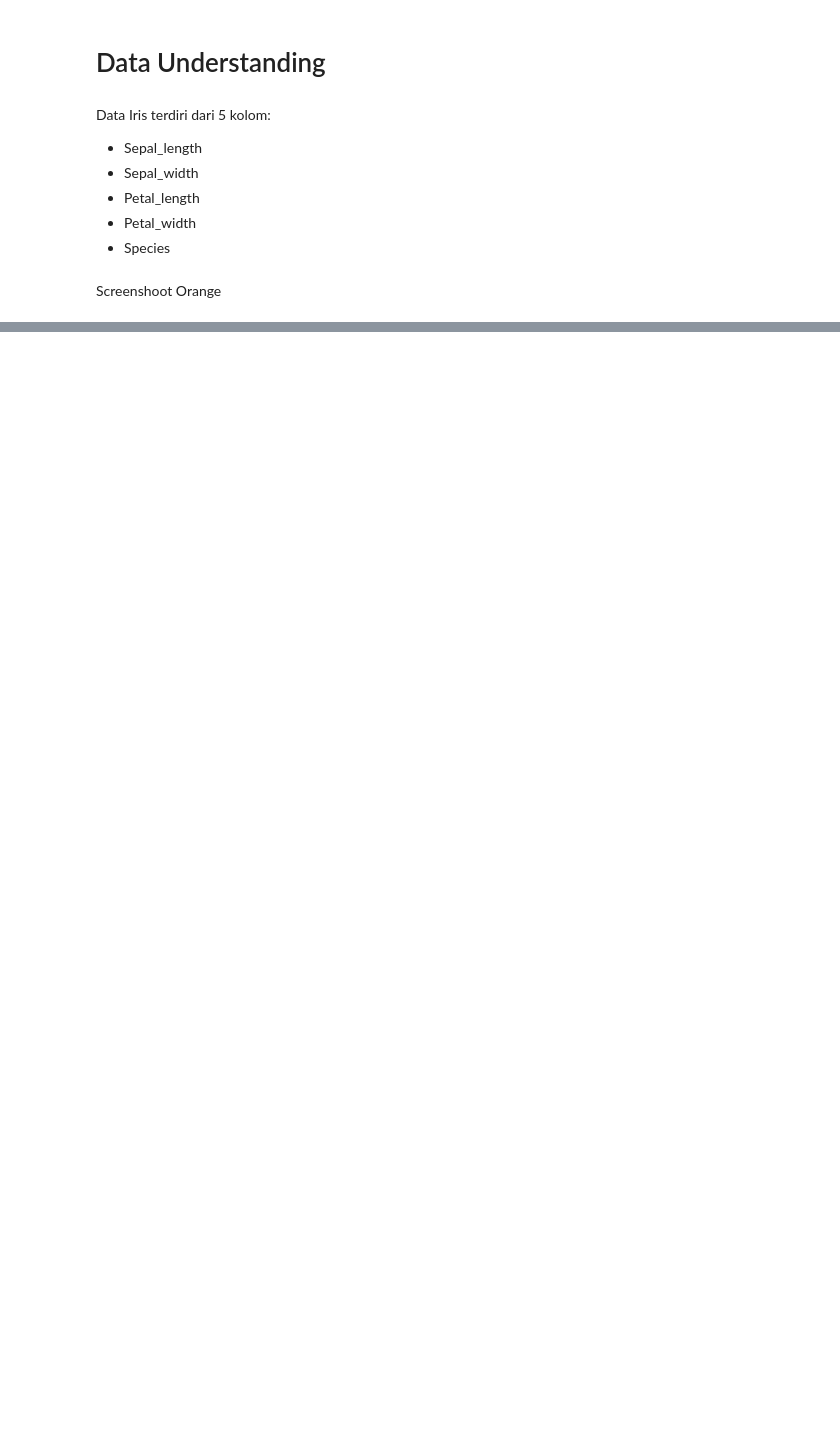
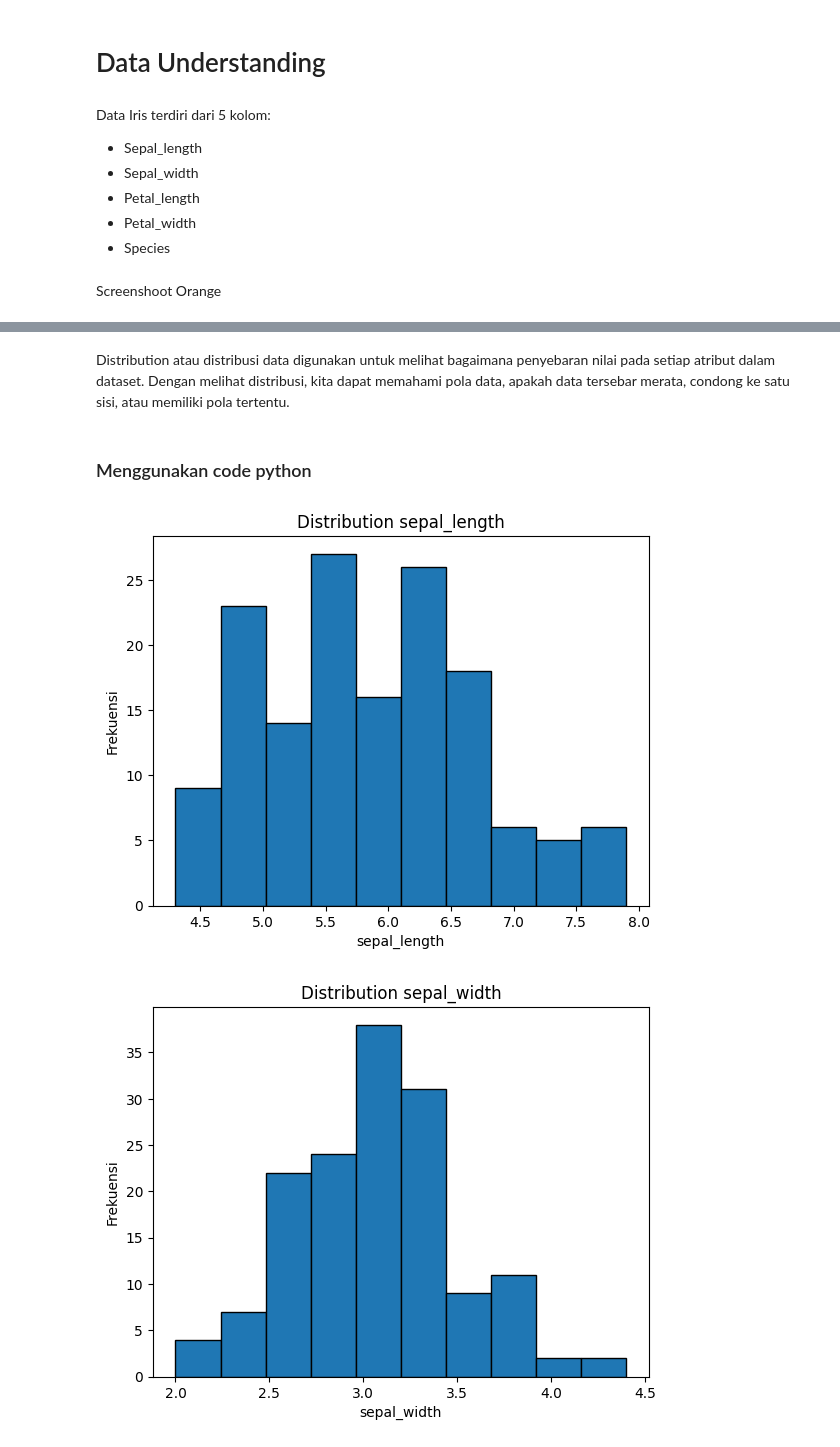
Before and after one commit to rafif251106/Pendata, a Jupyter notebook: Data-Understanding.ipynb, the cells around one changed output, grey strips where cells are left out. Cells and saved outputs as stored; diff of their text form; code cells hidden in the pictures; blank space fills up the shorter version.

```diff
--- a/Data-Understanding.ipynb
+++ b/Data-Understanding.ipynb
@@ -279,0 +231,24 @@ Min dari petal_width = 0.1
+# %% [markdown]
+Distribution atau distribusi data digunakan untuk melihat bagaimana penyebaran nilai pada setiap atribut dalam dataset.
+Dengan melihat distribusi, kita dapat memahami pola data, apakah data tersebar merata, condong ke satu sisi, atau memiliki pola tertentu.
+# %% [markdown]
+### Menggunakan code python
+# %%
+import pandas as pd
+import matplotlib.pyplot as plt
+
+df = pd.read_csv("IRIS(2).csv", sep=';')
+df.head()
+
+kolom = df.columns[:-1]
+
+for k in kolom:
+    plt.figure()
+    plt.hist(df[k], bins=10, edgecolor='black')
+    plt.title(f"Distribution {k}")
+    plt.xlabel(k)
+    plt.ylabel("Frekuensi")
+    plt.show()
+# %% [output]
+[figure, added]
+[figure, added]
```
Also changed, not shown: parts of 35 cells of this notebook, 55 other files.
